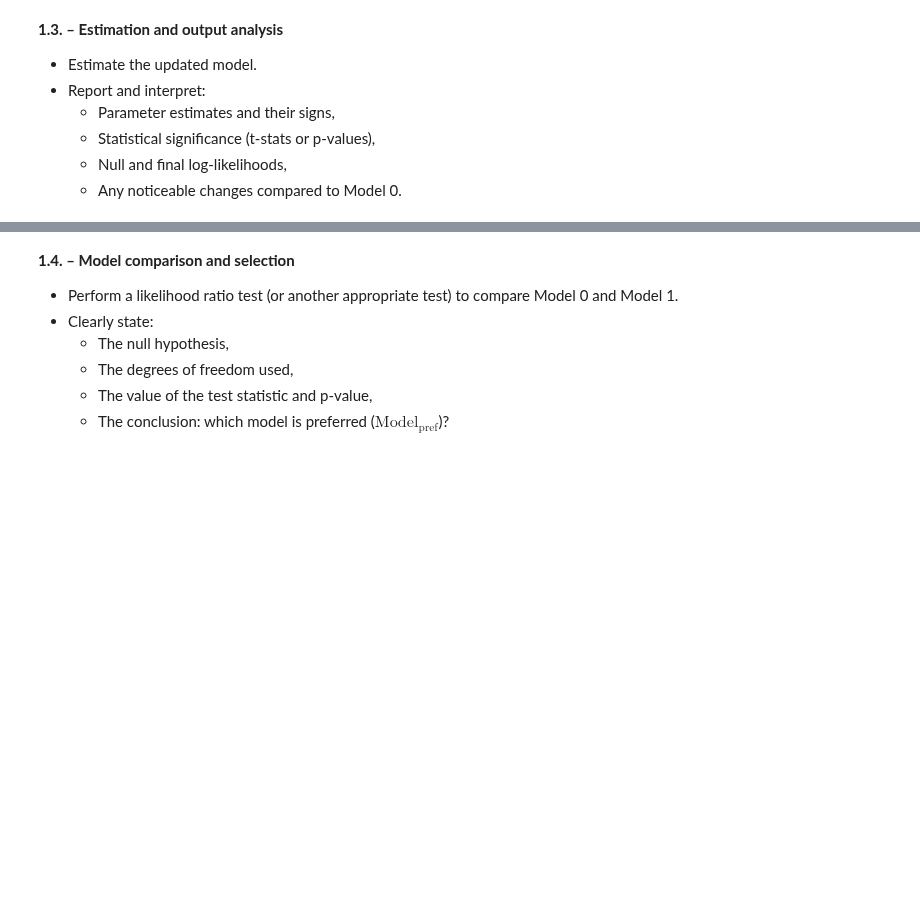
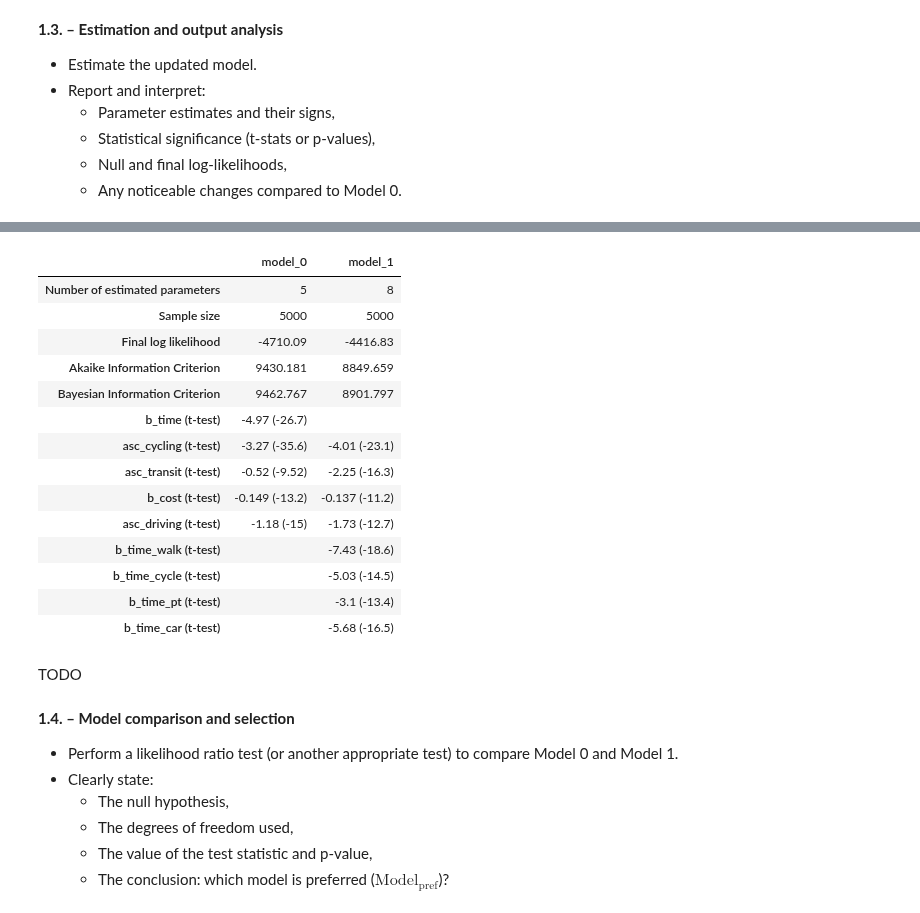
Before and after one commit to PabloSarro/london-mode-choice, a Jupyter notebook: assignment.ipynb, the cells around one changed output, grey strips where cells are left out. Cells and saved outputs as stored; diff of their text form; code cells hidden in the pictures; blank space fills up the shorter version.

```diff
--- a/assignment.ipynb
+++ b/assignment.ipynb
@@ -264,9 +312,27 @@ Using Model 0 as the base model, include alternative-specific parameters (i.e.,
 # %%
 # Add Model 1 before producing a comparison table.
 all_results['model_1'] = results_1
 
-# comparison_table, _ = compile_estimation_results(all_results)
+comparison_table, _ = compile_estimation_results(all_results)
 display(comparison_table)
+# %% [output]
+|  | model_0 | model_1 |
+| Number of estimated parameters | 5 | 8 |
+| Sample size | 5000 | 5000 |
+| Final log likelihood | -4710.09 | -4416.83 |
+| Akaike Information Criterion | 9430.181 | 8849.659 |
+| Bayesian Information Criterion | 9462.767 | 8901.797 |
+| b_time (t-test) | -4.97 (-26.7) |  |
+| asc_cycling (t-test) | -3.27 (-35.6) | -4.01 (-23.1) |
+| asc_transit (t-test) | -0.52 (-9.52) | -2.25 (-16.3) |
+| b_cost (t-test) | -0.149 (-13.2) | -0.137 (-11.2) |
+| asc_driving (t-test) | -1.18 (-15) | -1.73 (-12.7) |
+| b_time_walk (t-test) |  | -7.43 (-18.6) |
+| b_time_cycle (t-test) |  | -5.03 (-14.5) |
+| b_time_pt (t-test) |  | -3.1 (-13.4) |
+| b_time_car (t-test) |  | -5.68 (-16.5) |
+# %% [markdown]
+TODO
 # %% [markdown]
 **1.4. – Model comparison and selection**
 - Perform a likelihood ratio test (or another appropriate test) to compare Model 0 and Model 1.
```
Also changed, not shown: parts of 14 cells of this notebook.
